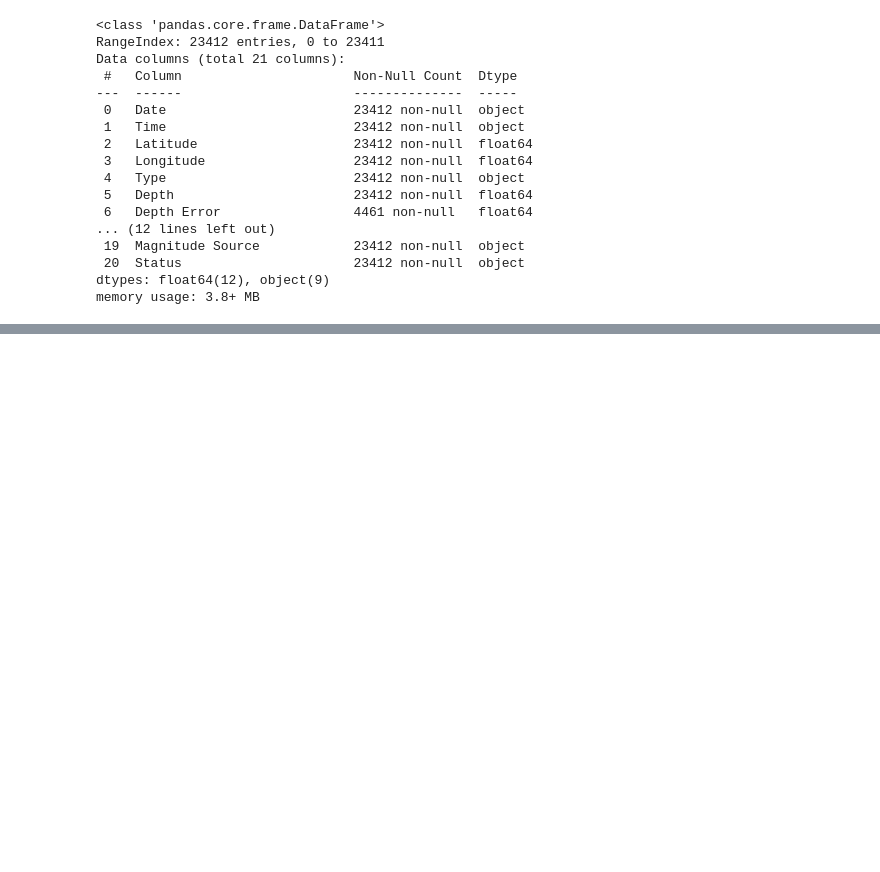
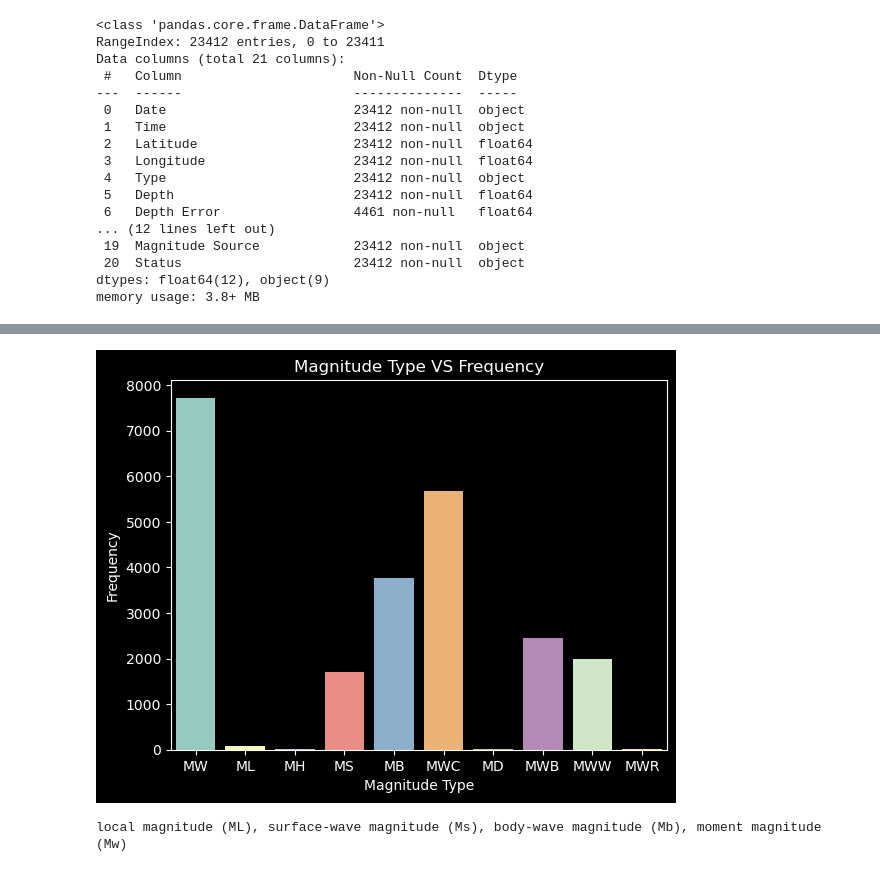
Before and after one commit to Andre-Gilbert/Earthquake-Prediction, a Jupyter notebook: ml/earthquake_prediction.ipynb, the cells around one changed output, grey strips where cells are left out. Cells and saved outputs as stored; diff of their text form; code cells hidden in the pictures; blank space fills up the shorter version.

```diff
--- a/ml/earthquake_prediction.ipynb
+++ b/ml/earthquake_prediction.ipynb
@@ -48,0 +111,10 @@ memory usage: 3.8+ MB
+# %%
+sns.countplot(data=df, x='Magnitude Type')
+plt.ylabel('Frequency')
+plt.title('Magnitude Type VS Frequency')
+plt.show()
+
+print('local magnitude (ML), surface-wave magnitude (Ms), body-wave magnitude (Mb), moment magnitude (Mw)')
+# %% [output]
+[figure, added]
+local magnitude (ML), surface-wave magnitude (Ms), body-wave magnitude (Mb), moment magnitude (Mw)
```
Also changed, not shown: parts of 14 cells of this notebook.
